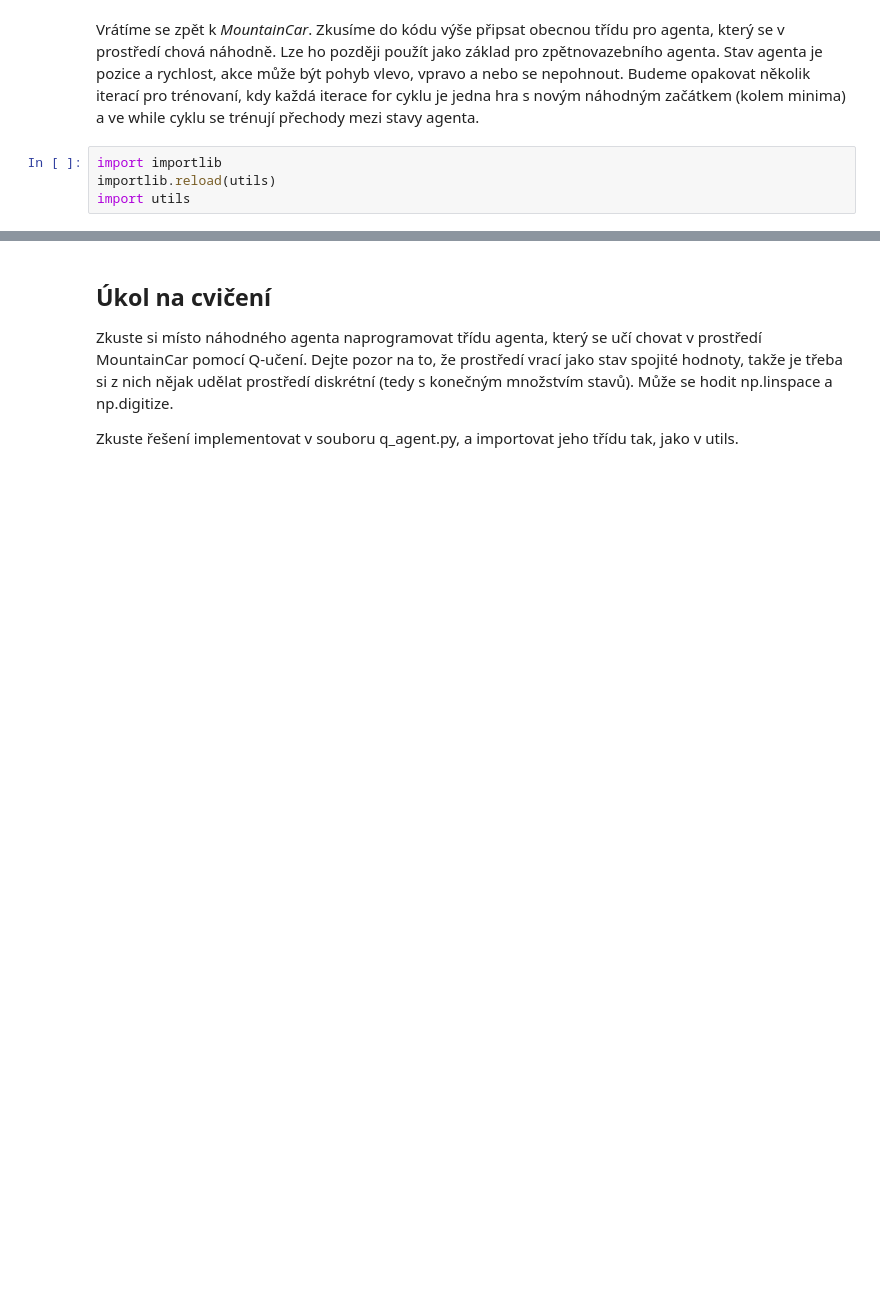
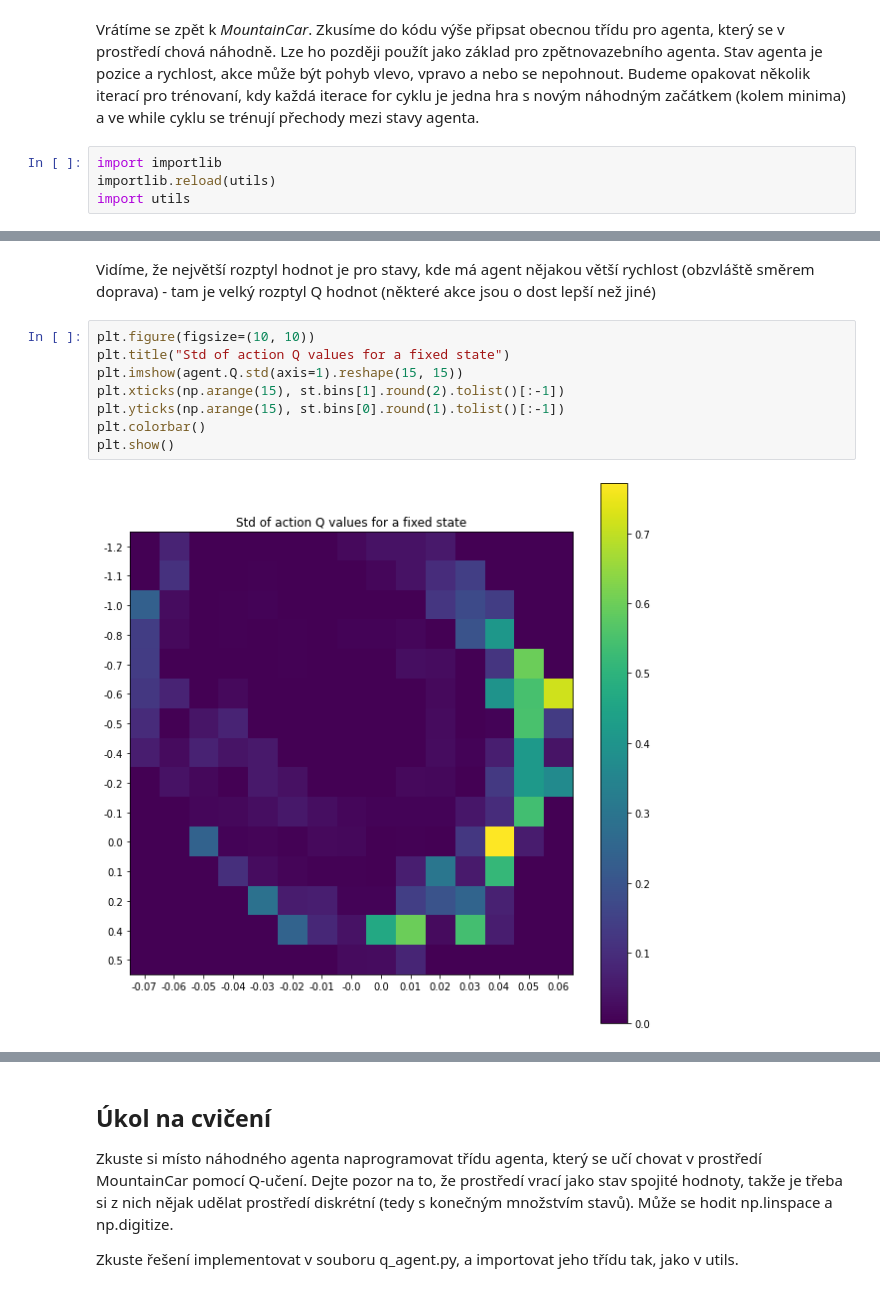
Before and after one commit to gabikadlecova/inspinature, a Jupyter notebook: cz/02-rl/reinforcement_learning.ipynb, the cells around one changed output, grey strips where cells are left out. Drawn from its saved outputs; the diff is of its cells as text; blank space fills up the shorter version.

```diff
--- a/cz/02-rl/reinforcement_learning.ipynb
+++ b/cz/02-rl/reinforcement_learning.ipynb
@@ -121,0 +143,12 @@ interrupted
+# %% [markdown]
+Vidíme, že největší rozptyl hodnot je pro stavy, kde má agent nějakou větší rychlost (obzvláště směrem doprava) - tam je velký rozptyl Q hodnot (některé akce jsou o dost lepší než jiné)
+# %%
+plt.figure(figsize=(10, 10))
+plt.title("Std of action Q values for a fixed state")
+plt.imshow(agent.Q.std(axis=1).reshape(15, 15))
+plt.xticks(np.arange(15), st.bins[1].round(2).tolist()[:-1])
+plt.yticks(np.arange(15), st.bins[0].round(1).tolist()[:-1])
+plt.colorbar()
+plt.show()
+# %% [output]
+[figure, added]
```
Also changed, not shown: parts of 8 cells of this notebook, 4 other files.
